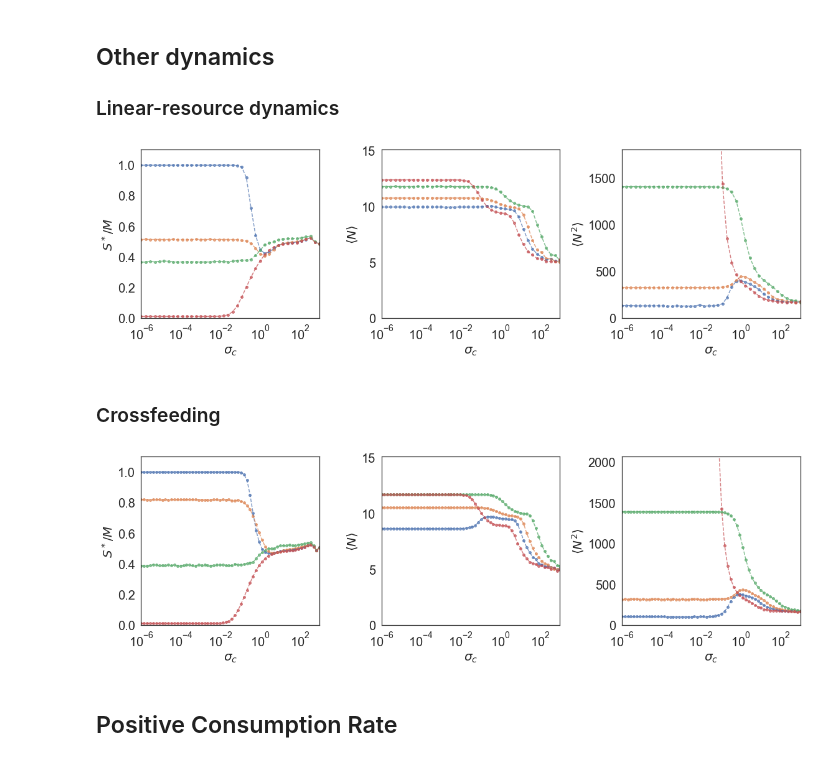
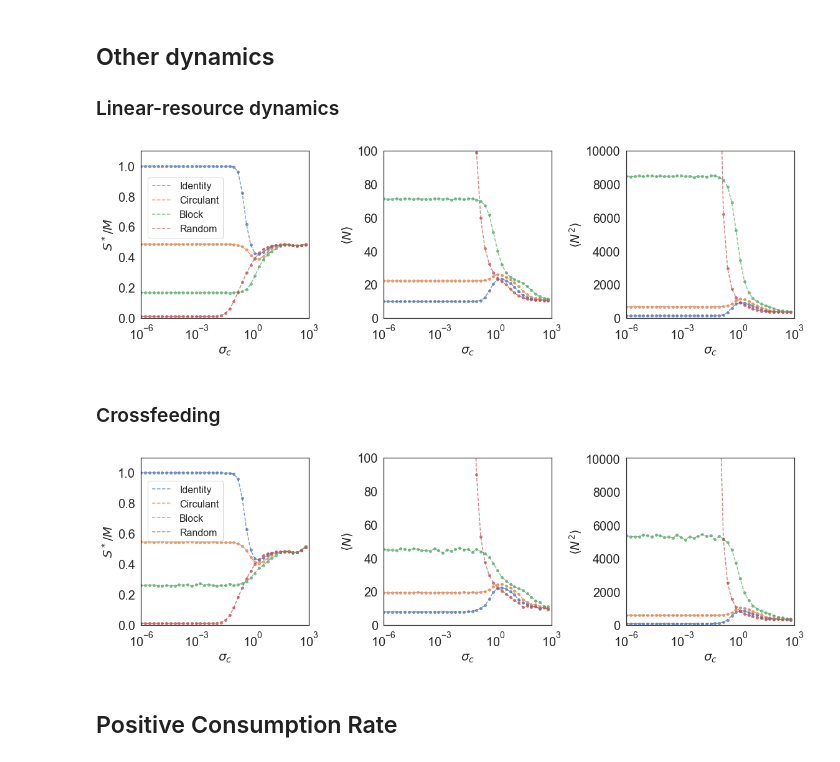
Before and after one commit to Emergent-Behaviors-in-Biology/typical-random-ecosystems, a Jupyter notebook: Plot_paper.ipynb, the cells around one changed output. Drawn from its saved outputs; the diff is of its cells as text; code cells hidden in the pictures.

```diff
--- a/Plot_paper.ipynb
+++ b/Plot_paper.ipynb
@@ -258,8 +307,9 @@ fig.savefig(fig_name, dpi=300, transparent=True)
 # %% [markdown]
 ## Linear Response Functions
 # %%
-Identity = pd.read_csv('Data/Community_gaussian_identity_quadratic_CVXOPT_log.csv')
-Data=Identity[Identity['mu']==0]
+Identity = pd.read_csv('Data/Community_gaussian_identity_quadratic_CVXOPT_log_v1.csv')
+Data=Identity[Identity['mu']==1.]
+Data=Identity[Identity['K']==1.]
 i=0;
 T=np.asarray(Data['epsilon'])
 phi_N=np.asarray(Data['phi_N'])
@@ -287,10 +337,10 @@ ax.axvline(x=1.0, linewidth=2, color='k', linestyle='dashed')
 ax.set_xscale('log')
 ax.xaxis.set_tick_params(labelsize=15)
 ax.yaxis.set_tick_params(labelsize=15)
-ax.set_ylim([-0.1,9])
+ax.set_ylim([-0.1,12])
 ax.set_xlim([10**(-6), 10**(3)])
 ax.set_xlabel(r'$\sigma_c$',fontsize=30)
-ax.set_ylabel(r'tr$({A}^{-1})$',fontsize=30)
+ax.set_ylabel(r'tr$({A}^{-1})/M^*$',fontsize=30)
 ax.legend(loc='upper left',fontsize=20)
 fig.tight_layout()
 fig_name='linear_response1.pdf'
@@ -321,10 +371,10 @@ fig.savefig(fig_name, dpi=300, transparent=True)
 ## Other dynamics
 ### Linear-resource dynamics
 # %%
-Identity = pd.read_csv('Data/Community_gaussian_identity_linear_CVXOPT_log.csv')
-Null = pd.read_csv('Data/Community_gaussian_null_linear_CVXOPT_log.csv')
-Block = pd.read_csv('Data/Community_gaussian_block_linear_CVXOPT_log.csv')
-Circulant = pd.read_csv('Data/Community_gaussian_circulant_linear_CVXOPT_log.csv')
+Identity = pd.read_csv('Data/Community_gaussian_identity_linear_CVXOPT_log_v1.csv')
+Null = pd.read_csv('Data/Community_gaussian_null_linear_CVXOPT_log_v1.csv')
+Block = pd.read_csv('Data/Community_gaussian_block_linear_CVXOPT_log_v1.csv')
+Circulant = pd.read_csv('Data/Community_gaussian_circulant_linear_CVXOPT_log_v1.csv')
 Data=[Identity,Circulant, Block, Null]
 Legend = ["Identity", "Circulant", "Block", "Random"]
 fig, axs = plt.subplots(1, 3)
@@ -339,24 +389,25 @@ for i in range(3):
     for j in range(4):
         data=Data[j]
         data =data[data['mu'] == 1.0]
+        indices=np.arange(0,len(data['epsilon']),5)
         if i==0:
-            ax.plot(data['epsilon'],data['phi_N'],linestyle='dashed', alpha=0.7, label=Legend[j])
-            ax.scatter(data['epsilon'], data['phi_N'], alpha=0.7, label='_nolegend_', s=15)
+            ax.plot(data['epsilon'][indices],data['phi_N'][indices],linestyle='dashed', alpha=0.7, label=Legend[j])
+            ax.scatter(data['epsilon'][indices], data['phi_N'][indices], alpha=0.7, label='_nolegend_', s=15)
             ax.set_ylim([0, 1.1])
             ax.set_ylabel(r'$S^*/M$',fontsize=20)
             #ax.set_title(r'Self-renewing dynamics',fontsize=15)
-            #ax.legend(loc='lower left',bbox_to_anchor=(0.01, 0.49, 0.6, 0.6),prop={'size':16})
+            ax.legend(loc='lower left',bbox_to_anchor=(0.01, 0.45, 0.6, 0.6),prop={'size':16})
         if i==1:
-            ax.plot(data['epsilon'],data['mean_N'],linestyle='dashed', alpha=0.7, label=Legend[j])
-            ax.scatter(data['epsilon'], data['mean_N'], alpha=0.7, label='_nolegend_', s=15)
-            ax.set_ylim([0, 15.1])
+            ax.plot(data['epsilon'][indices],data['mean_N_s'][indices],linestyle='dashed', alpha=0.7, label=Legend[j])
+            ax.scatter(data['epsilon'][indices], data['mean_N_s'][indices], alpha=0.7, label='_nolegend_', s=15)
+            ax.set_ylim([0, 100.1])
             ax.set_ylabel(r'$\left<N\right>$',fontsize=20)
             #ax.set_title(r'Self-renewing dynamics',fontsize=15)
             #ax.legend(loc='lower left',bbox_to_anchor=(0.01, 0.17, 0.6, 0.6))
         if i==2:
-            ax.plot(data['epsilon'],data['q_N'],linestyle='dashed', alpha=0.7, label=Legend[j])
-            ax.scatter(data['epsilon'], data['q_N'], alpha=0.7, label='_nolegend_', s=15)
-            ax.set_ylim([0,1800.1])
+            ax.plot(data['epsilon'][indices],data['q_N_s'][indices],linestyle='dashed', alpha=0.7, label=Legend[j])
+            ax.scatter(data['epsilon'][indices], data['q_N_s'][indices], alpha=0.7, label='_nolegend_', s=15)
+            ax.set_ylim([0,10000.1])
             ax.set_ylabel(r'$\left<N^2\right>$',fontsize=20)
             #ax.set_title(r'Self-renewing dynamics',fontsize=15)
             #ax.legend(loc='lower left',bbox_to_anchor=(0.01, 0.17, 0.6, 0.6))
@@ -365,56 +416,56 @@ fig.tight_layout()
 fig_name='community_properties_linear.pdf'
 fig.savefig(fig_name, dpi=300, transparent=True)
 # %% [output]
-[figure, old version]
+[figure, new version]
 # %% [markdown]
 ### Crossfeeding
 # %%
-Identity = pd.read_csv('Data/Community_gaussian_identity_crossfeeding_CVXOPT_log.csv')
-Null = pd.read_csv('Data/Community_gaussian_null_crossfeeding_CVXOPT_log.csv')
-Block = pd.read_csv('Data/Community_gaussian_block_crossfeeding_CVXOPT_log.csv')
-Circulant = pd.read_csv('Data/Community_gaussian_circulant_crossfeeding_CVXOPT_log.csv')
+Identity = pd.read_csv('Data/Community_gaussian_identity_crossfeeding_CVXOPT_log_v1.csv')
+Null = pd.read_csv('Data/Community_gaussian_null_crossfeeding_CVXOPT_log_v1.csv')
+Block = pd.read_csv('Data/Community_gaussian_block_crossfeeding_CVXOPT_log_v1.csv')
+Circulant = pd.read_csv('Data/Community_gaussian_circulant_crossfeeding_CVXOPT_log_v1.csv')
 Data=[Identity,Circulant, Block, Null]
 Legend = ["Identity", "Circulant", "Block", "Random"]
 fig, axs = plt.subplots(1, 3)
 axs = axs.ravel()
 for i in range(3):
     ax =axs[i]
     ax.set_xlim([10**(-6), 10**(3)])
     ax.set_xlabel(r'$\sigma_c$',fontsize=20)
     ax.set_xscale('log')
     ax.xaxis.set_tick_params(labelsize=20)
     ax.yaxis.set_tick_params(labelsize=20)
     for j in range(4):
         data=Data[j]
         data =data[data['mu'] == 1.0]
-        data =data[data['sample_size'] == 4000.0]
+        indices=np.arange(0,len(data['epsilon']),5)
         if i==0:
-            ax.plot(data['epsilon'],data['phi_N'],linestyle='dashed', alpha=0.7, label=Legend[j])
-            ax.scatter(data['epsilon'], data['phi_N'], alpha=0.7, label='_nolegend_', s=15)
+            ax.plot(data['epsilon'][indices],data['phi_N'][indices],linestyle='dashed', alpha=0.7, label=Legend[j])
+            ax.scatter(data['epsilon'][indices], data['phi_N'][indices], alpha=0.7, label='_nolegend_', s=15)
             ax.set_ylim([0, 1.1])
             ax.set_ylabel(r'$S^*/M$',fontsize=20)
             #ax.set_title(r'Self-renewing dynamics',fontsize=15)
-            #ax.legend(loc='lower left',bbox_to_anchor=(0.01, 0.35, 0.6, 0.6),prop={'size':16})
+            ax.legend(loc='lower left',bbox_to_anchor=(0.01, 0.47, 0.6, 0.6),prop={'size':16})
         if i==1:
-            ax.plot(data['epsilon'],data['mean_N'],linestyle='dashed', alpha=0.7, label=Legend[j])
-            ax.scatter(data['epsilon'], data['mean_N'], alpha=0.7, label='_nolegend_', s=15)
-            ax.set_ylim([0, 15.1])
+            ax.plot(data['epsilon'][indices],data['mean_N_s'][indices],linestyle='dashed', alpha=0.7, label=Legend[j])
+            ax.scatter(data['epsilon'][indices], data['mean_N_s'][indices], alpha=0.7, label='_nolegend_', s=15)
+            ax.set_ylim([0, 100.1])
             ax.set_ylabel(r'$\left<N\right>$',fontsize=20)
             #ax.set_title(r'Self-renewing dynamics',fontsize=15)
             #ax.legend(loc='lower left',bbox_to_anchor=(0.01, 0.17, 0.6, 0.6))
         if i==2:
-            ax.plot(data['epsilon'],data['q_N'],linestyle='dashed', alpha=0.7, label=Legend[j])
-            ax.scatter(data['epsilon'], data['q_N'], alpha=0.7, label='_nolegend_', s=15)
-            ax.set_ylim([0, 2065.1])
+            ax.plot(data['epsilon'][indices],data['q_N_s'][indices],linestyle='dashed', alpha=0.7, label=Legend[j])
+            ax.scatter(data['epsilon'][indices], data['q_N_s'][indices], alpha=0.7, label='_nolegend_', s=15)
+            ax.set_ylim([0, 10065.1])
             ax.set_ylabel(r'$\left<N^2\right>$',fontsize=20)
             #ax.set_title(r'Self-renewing dynamics',fontsize=15)
             #ax.legend(loc='lower left',bbox_to_anchor=(0.01, 0.17, 0.6, 0.6))
 fig.set_size_inches(16, 5)
 fig.tight_layout()
 fig_name='community_properties_crossfeeding.pdf'
 fig.savefig(fig_name, dpi=300, transparent=True)
 # %% [output]
-[figure, old version]
+[figure, new version]
 # %% [markdown]
 ## Positive Consumption Rate
 # %% [markdown]
```
Also changed, not shown: parts of 9 cells of this notebook, 8 other files.
